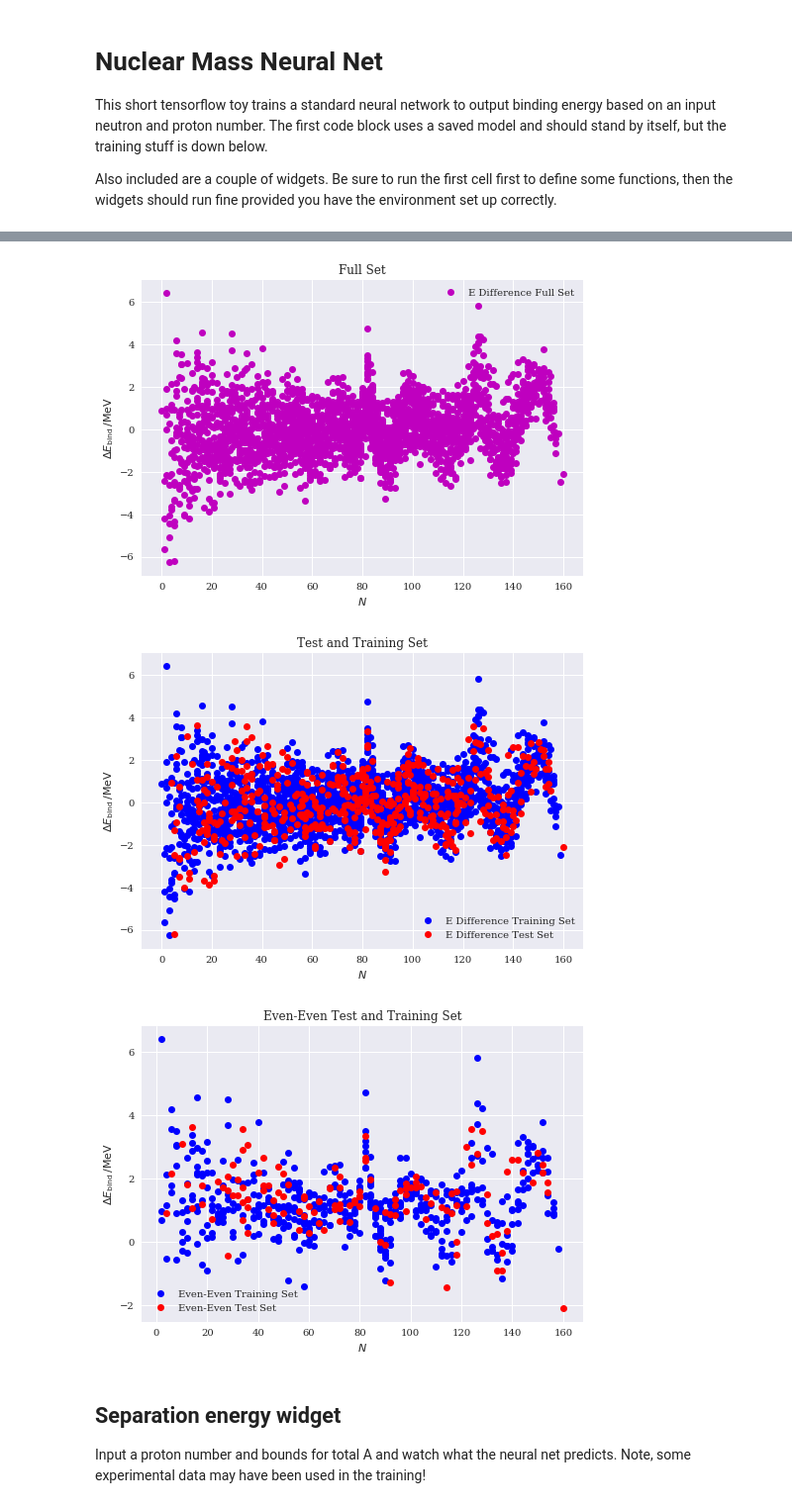
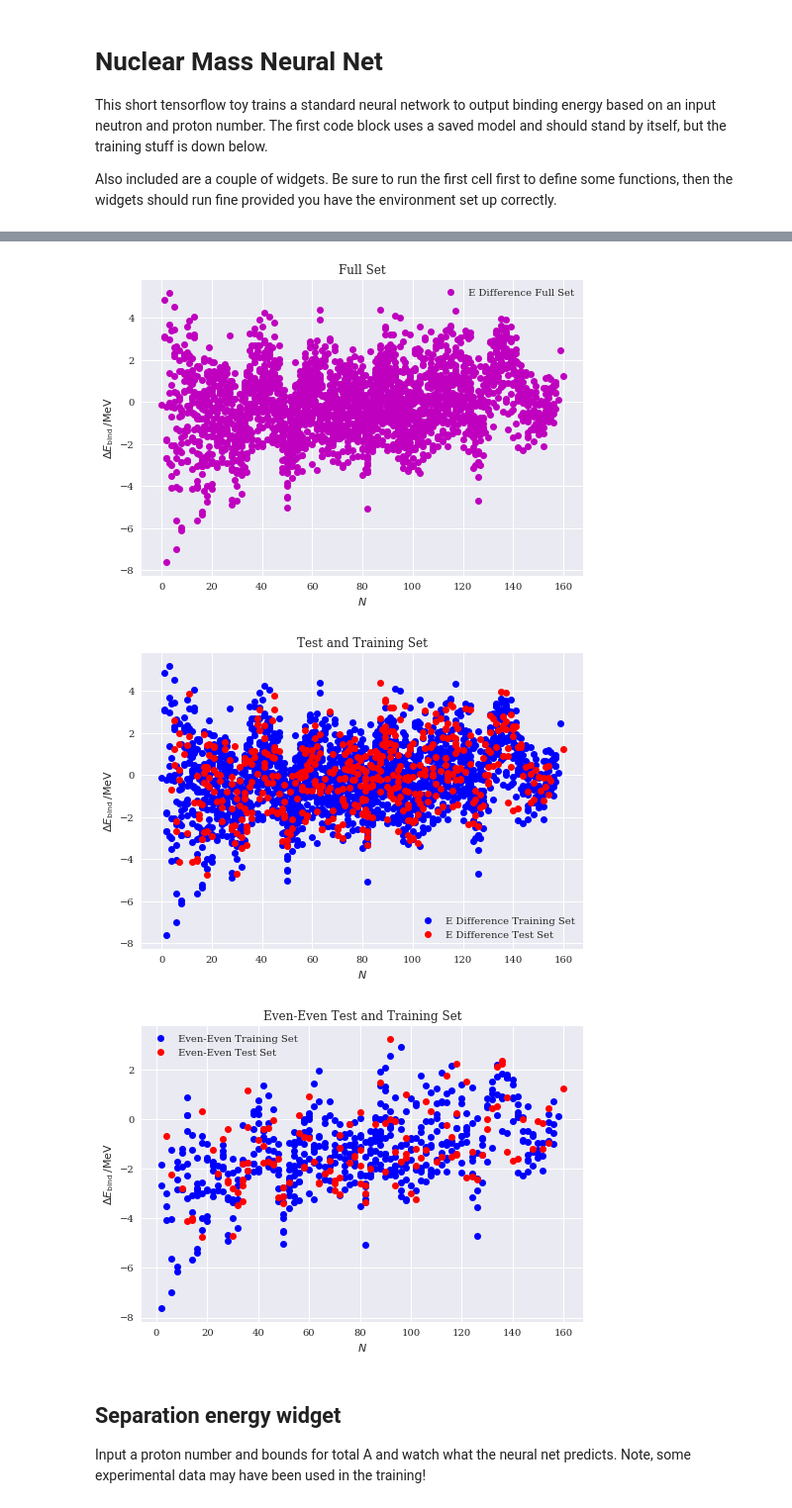
Before and after one commit to kylegodbey/MachineLearningMSU, a Jupyter notebook: NMNet/Neural Nuclear Masses BE.ipynb, the cells around one changed output, grey strips where cells are left out. Shown at 99% size. Cells and saved outputs as stored; diff of their text form; code cells hidden in the pictures.

```diff
--- a/NMNet/Neural Nuclear Masses BE.ipynb
+++ b/NMNet/Neural Nuclear Masses BE.ipynb
@@ -164,7 +164,7 @@ xx = (Z.as_matrix()[:],N.as_matrix()[:])
 xx = np.asarray(xx)
 xx = xx.T
 aa = np.sum(xx,axis=1)
-yy = (np.asarray(Energies)*aa).reshape(-1, 1)
+yy = (-1.0*np.asarray(Energies)*aa).reshape(-1, 1)
 
 # Get a test set for later
 x_train, x_test, y_train, y_test = train_test_split(xx,yy,test_size=0.2,random_state=42)
@@ -323,6 +323,6 @@ Test R2: 1.0
-[figure, old version]
+[figure, new version]
-[figure, old version]
+[figure, new version]
-[figure, old version]
+[figure, new version]
 # %% [markdown]
 ## Separation energy widget
 
```
Also changed, not shown: parts of 2 cells of this notebook, 11 other files.
